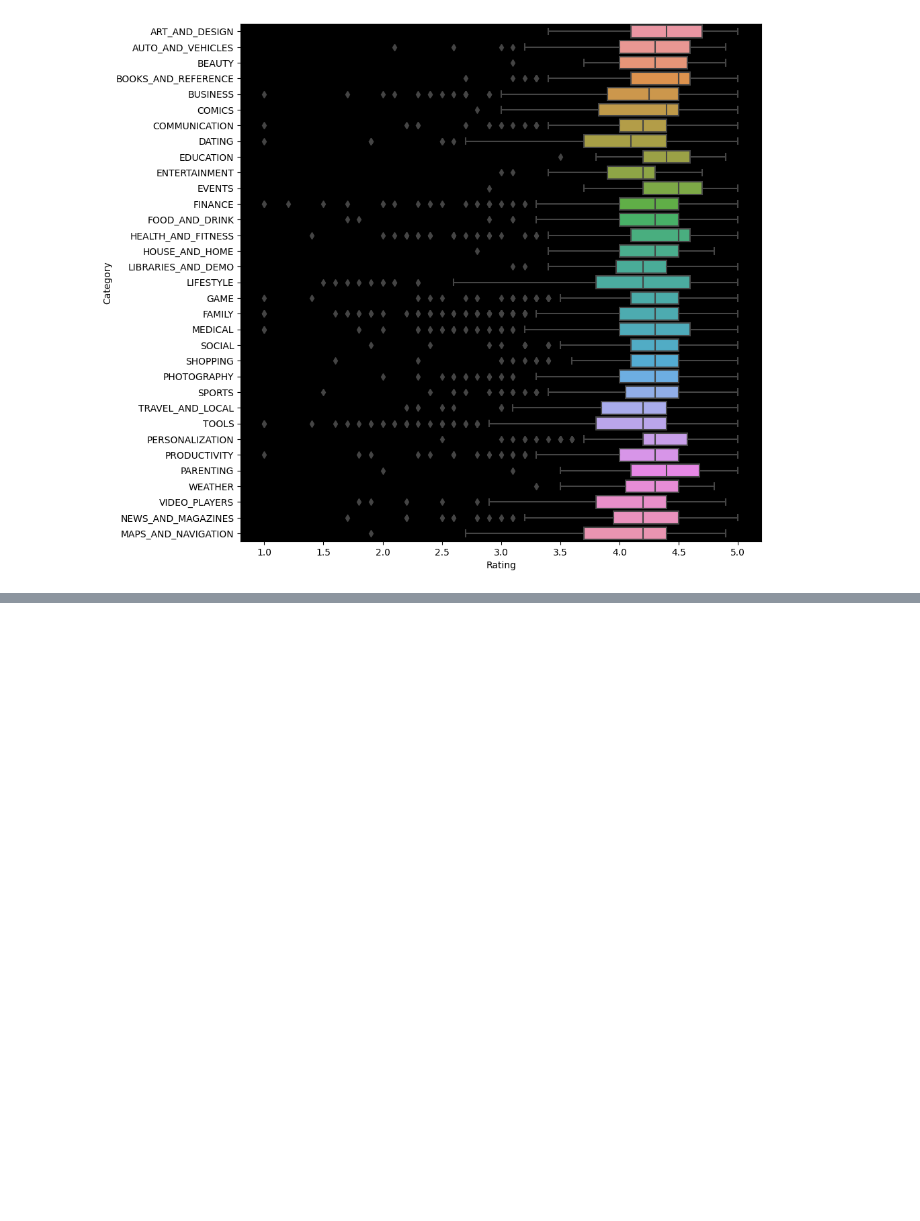
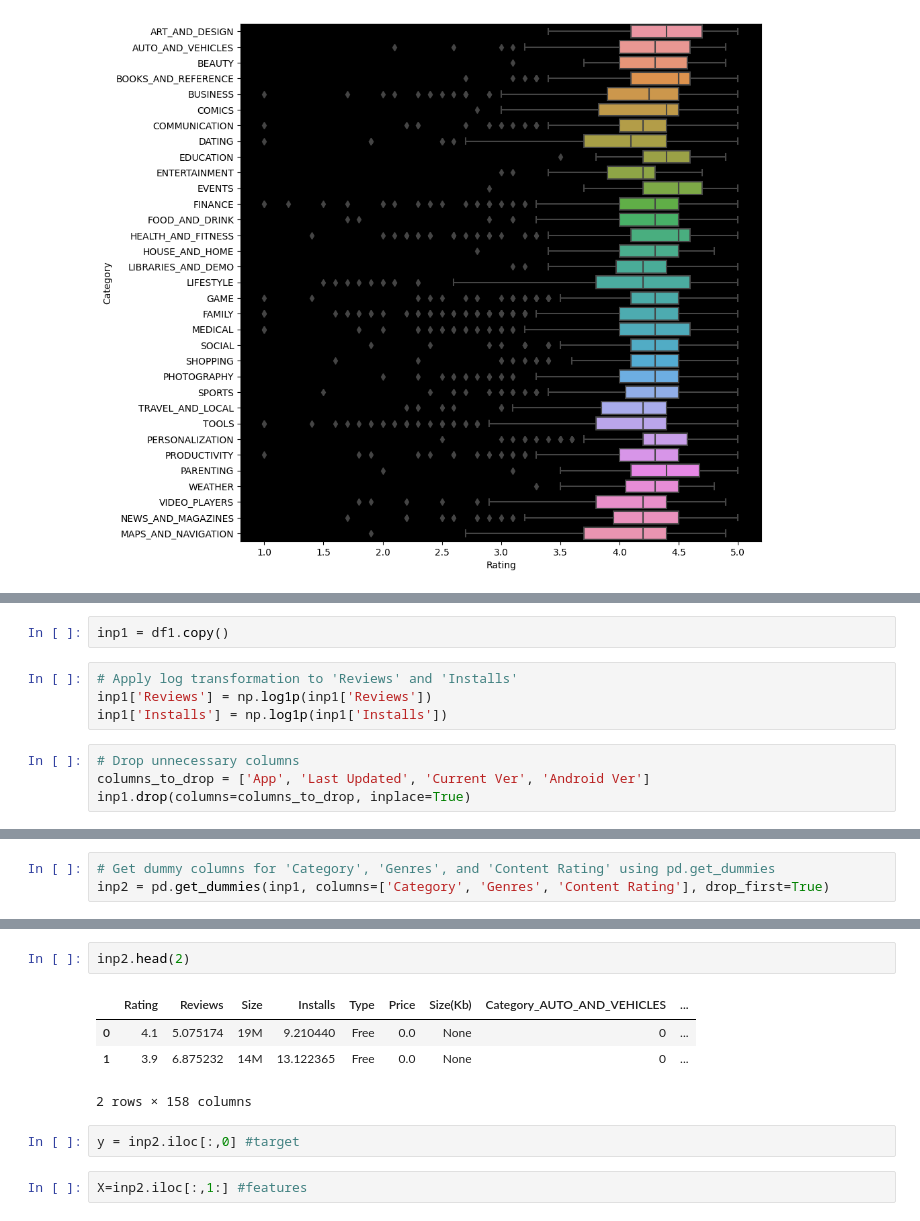
Before and after one commit to p4rz1v4l26/App_Rating_Project, a Jupyter notebook: App_Rating_Prediction_.ipynb, the cells around one changed output, grey strips where cells are left out. Cells and saved outputs as stored; diff of their text form; blank space fills up the shorter version.

```diff
--- a/App_Rating_Prediction_.ipynb
+++ b/App_Rating_Prediction_.ipynb
@@ -498,0 +506,10 @@ sns.boxplot(x="Rating",y="Category",data=df1)
+# %%
+inp1 = df1.copy()
+# %%
+# Apply log transformation to 'Reviews' and 'Installs'
+inp1['Reviews'] = np.log1p(inp1['Reviews'])
+inp1['Installs'] = np.log1p(inp1['Installs'])
+# %%
+# Drop unnecessary columns
+columns_to_drop = ['App', 'Last Updated', 'Current Ver', 'Android Ver']
+inp1.drop(columns=columns_to_drop, inplace=True)
@@ -498,0 +536,3 @@ sns.boxplot(x="Rating",y="Category",data=df1)
+# %%
+# Get dummy columns for 'Category', 'Genres', and 'Content Rating' using pd.get_dummies
+inp2 = pd.get_dummies(inp1, columns=['Category', 'Genres', 'Content Rating'], drop_first=True)
@@ -498,0 +559,11 @@ sns.boxplot(x="Rating",y="Category",data=df1)
+# %%
+inp2.head(2)
+# %% [output]
+|  | Rating | Reviews | Size | Installs | Type | Price | Size(Kb) | Category_AUTO_AND_VEHICLES | ... |
+| 0 | 4.1 | 5.075174 | 19M | 9.210440 | Free | 0.0 | None | 0 | ... |
+| 1 | 3.9 | 6.875232 | 14M | 13.122365 | Free | 0.0 | None | 0 | ... |
+2 rows × 158 columns
+# %%
+y = inp2.iloc[:,0] #target
+# %%
+X=inp2.iloc[:,1:] #features
```
Also changed, not shown: parts of 17 cells of this notebook, 1 other file.
